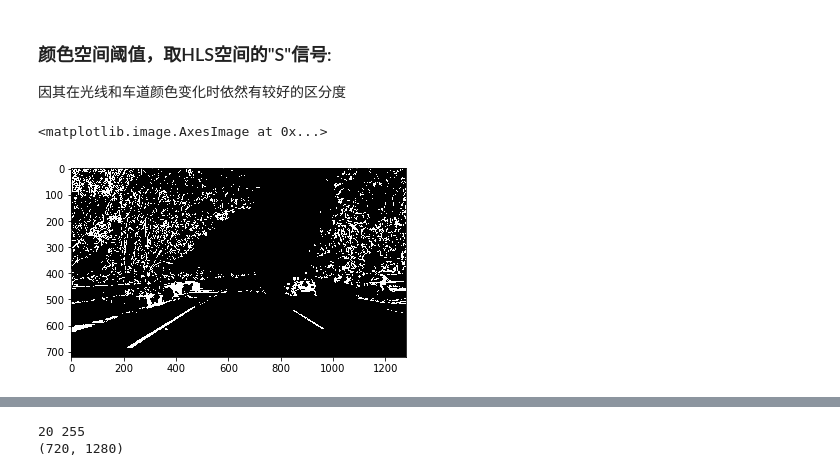
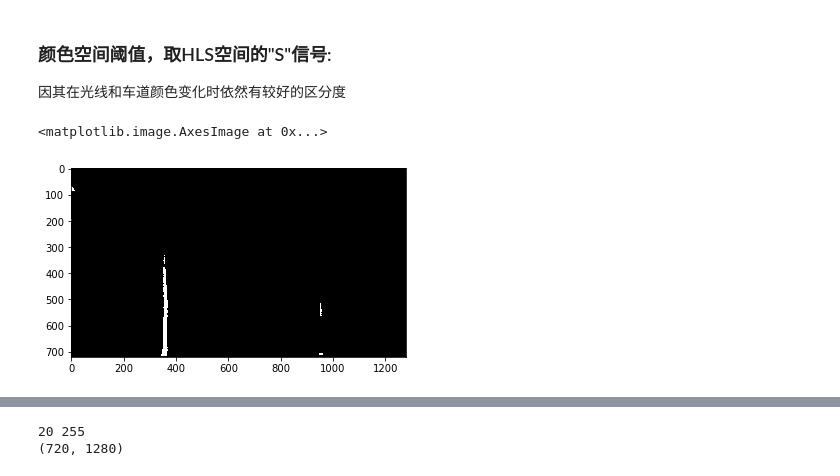
Before and after one commit to luteresa/P2_CarND-Advanced-Lane-Lines, a Jupyter notebook: Advanced_Lane_Finding.ipynb, the cells around one changed output, grey strips where cells are left out. Drawn from its saved outputs; the diff is of its cells as text; code cells hidden in the pictures.

```diff
--- a/Advanced_Lane_Finding.ipynb
+++ b/Advanced_Lane_Finding.ipynb
@@ -175,26 +175,3 @@ print(g_vertices)
 ## step4: 视角透视转换，得到bird eye view
 
 1.求变换矩阵
-# %%
-wrap_offset = 100
-src = np.float32(g_vertices) #np.float32([corners[0], corners[nx-1], corners[-1], corners[-nx]])
-dst = np.float32([[120+wrap_offset,0], [1214-wrap_offset,0], [1214-wrap_offset, 720], [120+wrap_offset,720]])
-
-print(src)
-print(dst)
-#delete the next two lines
-M = cv2.getPerspectiveTransform(src,dst)
-print(M)
-#warped = np.copy(img)
-warped = cv2.warpPerspective(undistorted,M,img_size,flags=cv2.INTER_LINEAR)
-
-
-wrap_offset = 150
-src_corners = [(603, 445), (677, 445), (1105, 720), (205, 720)]
-dst_corners = [(205 + wrap_offset, 0), (1105 - wrap_offset, 0), (1105 - wrap_offset, 720), (205 + wrap_offset, 720)]
-
-
-M = cv2.getPerspectiveTransform(np.float32(src_corners),np.float32(dst_corners))
-M_inv = cv2.getPerspectiveTransform(np.float32(dst_corners),np.float32(src_corners))
-print(M)
-g_warped = cv2.warpPerspective(undistorted,M,img_size,flags=cv2.INTER_LINEAR)
@@ -215,0 +182,4 @@ g_warped = cv2.warpPerspective(undistorted,M,img_size,flags=cv2.INTER_LINEAR)
+# %%
+g_M = cv2.getPerspectiveTransform(np.float32(src_corners),np.float32(dst_corners))
+g_M_inv = cv2.getPerspectiveTransform(np.float32(dst_corners),np.float32(src_corners))
+print(g_M)
@@ -216,3 +190,10 @@ g_warped = cv2.warpPerspective(undistorted,M,img_size,flags=cv2.INTER_LINEAR)
+# %%
+def pespective_transform(img_src, M, img_dst_size, flags=cv2.INTER_LINEAR):
+    warped_img = cv2.warpPerspective(img_src, M, img_dst_size,flags=flags)
+
+    return warped_img
+# %%
+g_warped = pespective_transform(undistorted,g_M,img_size,flags=cv2.INTER_LINEAR)
 # %%
 f, (ax1, ax2) = plt.subplots(1, 2, figsize=(24, 9))
 f.tight_layout()
@@ -352,24 +319,24 @@ combined[((gradx == 1) & (grady == 1)) | ((mag_binary == 1) & (dir_binary == 1))
 # %%
 def color_binary(img,dst_format='HLS',ch=2,ch_thresh=[0,255]):
     '''
     Color thresholding on channel ch
     img:RGB
     dst_format:destination format(HLS or HSV)
     ch_thresh:pixel intensity threshold on channel ch
     output is binary image
     '''
     if dst_format =='HSV':
         img = cv2.cvtColor(img,cv2.COLOR_RGB2HSV)
         ch_binary = np.zeros_like(img[:,:,int(ch-1)])
         ch_binary[(img[:,:,int(ch-1)]>=ch_thresh[0])&(img[:,:,int(ch-1)]<=ch_thresh[1])] = 1
     else:
         img = cv2.cvtColor(img,cv2.COLOR_RGB2HLS)
         ch_binary = np.zeros_like(img[:,:,int(ch-1)])
         ch_binary[(img[:,:,int(ch-1)]>=ch_thresh[0])&(img[:,:,int(ch-1)]<=ch_thresh[1])] = 1
     return ch_binary
 ch_thresh = [150,255]
-ch3_hls_binary = color_binary(img3,dst_format='HLS',ch=3,ch_thresh=ch_thresh)
+ch3_hls_binary = color_binary(g_warped,dst_format='HLS',ch=3,ch_thresh=ch_thresh)
 plt.imshow(ch3_hls_binary,cmap='gray')
 # %% [output]
 <matplotlib.image.AxesImage at 0x...>
-[figure, old version]
+[figure, new version]
```
Also changed, not shown: parts of 12 cells of this notebook.
